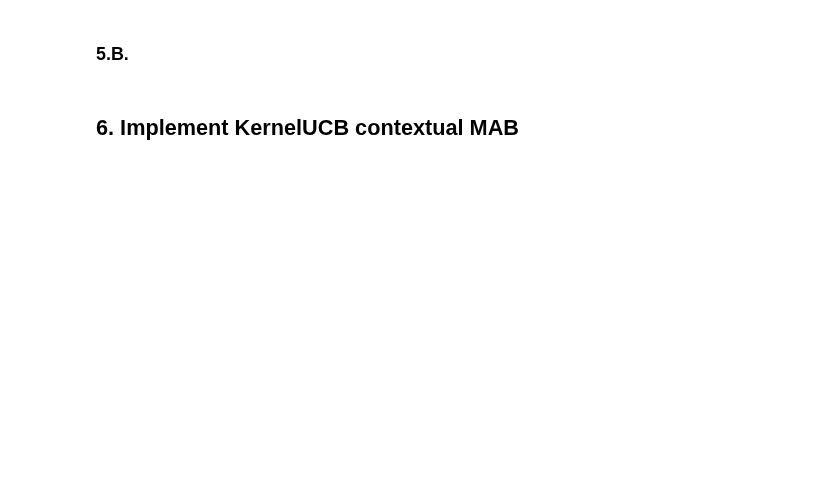
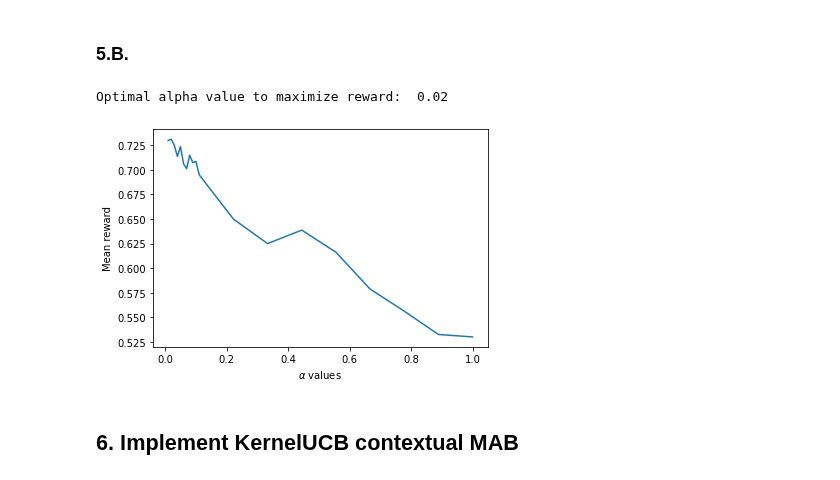
Before and after one commit to Bachfischer/COMP90051-StatML-Assignment-2, a Jupyter notebook: mbachfischer.ipynb, the cells around one changed output. Saved outputs shown, nothing was run; the diff lists cells and outputs as text; code cells hidden in the pictures; blank space fills up the shorter version.

```diff
--- a/mbachfischer.ipynb
+++ b/mbachfischer.ipynb
@@ -149,6 +158,13 @@ class UCB(MAB):
         Initial value for the arms.
     """
     def __init__(self, n_arms, rho, Q0=np.inf):
+        if not type(rho) == float:
+            raise TypeError("`rho` must be a float")
+        if not rho > 0:
+            raise ValueError("`rho` must be strictly positive")
+        if not np.isreal(rho):
+            raise ValueError("`rho` must be a real number")
+
         super().__init__(n_arms)
         # your code here
 
@@ -195,6 +211,11 @@ class UCB(MAB):
         return action
 
     def update(self, arm, reward, context=None):
+        if not (type(reward) ==  float or type(reward) == np.float64):
+            raise TypeError("Reward` must be a float")
+        if not arm > 0 and not arm <=self.n_arms:
+            raise ValueError("Arm must be positive integer and may not be larger than self._narms")
+
         super().update(arm, reward, context)
         # your code here
 
@@ -497,3 +530,30 @@ plt.show()
+# %%
+# your code here
+
+#First Interval [0.1, 0.2, 0.3 0.4 0.5 0.6 0.7 0.8 0.9 1.] - zero removed
+alpha_params_large_interval = np.linspace(0,1,10)[1:]
+
+#Second Interval [0.01 0.02 0.03 0.04 0.05 0.06 0.07 0.08 0.09 0.1] - zero removed
+alpha_params_small_interval = np.linspace(0,0.1,11)[1:]
+
+#Append two intervals and sort
+alpha_grid_search_params = np.append(alpha_range_two_decimal,alpha_range_one_decimal)
+alpha_grid_search_params = np.sort(alpha_grid_search_params)
+
+results_LinUCB_with_alpha_search = []
+for alpha in alpha_grid_search_params:
+    mab = LinUCB(10, 10, alpha)
+    results_LinUCB = offlineEvaluate(mab, arms, rewards, contexts, 800)
+    results_LinUCB_with_alpha_search.append(np.mean(results_LinUCB))
+
+print('Optimal alpha value to maximize reward: ', alpha_grid_search_params[np.argmax(results_LinUCB_with_alpha_search)])
+plt.plot(alpha_grid_search_params, results_LinUCB_with_alpha_search)
+plt.ylabel('Mean reward')
+plt.xlabel(r'$\alpha$ values')
+plt.show()
+# %% [output]
+Optimal alpha value to maximize reward:  0.02
+[figure, added]
 # %% [markdown]
 ## 6. Implement KernelUCB contextual MAB
 # %%
```
Also changed, not shown: parts of 7 cells of this notebook.
